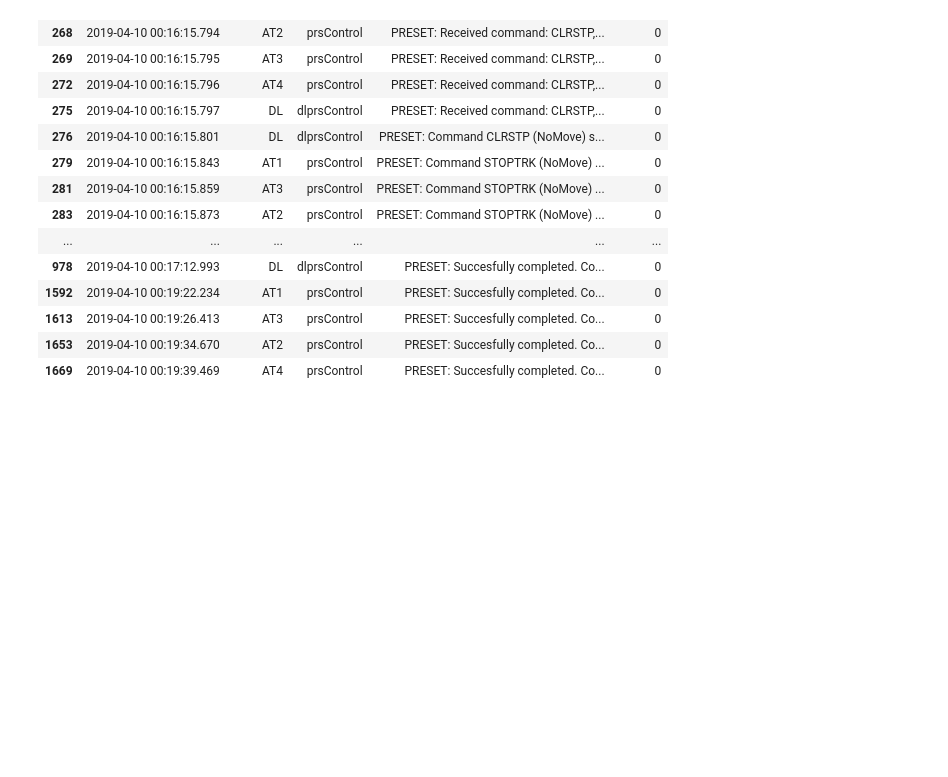
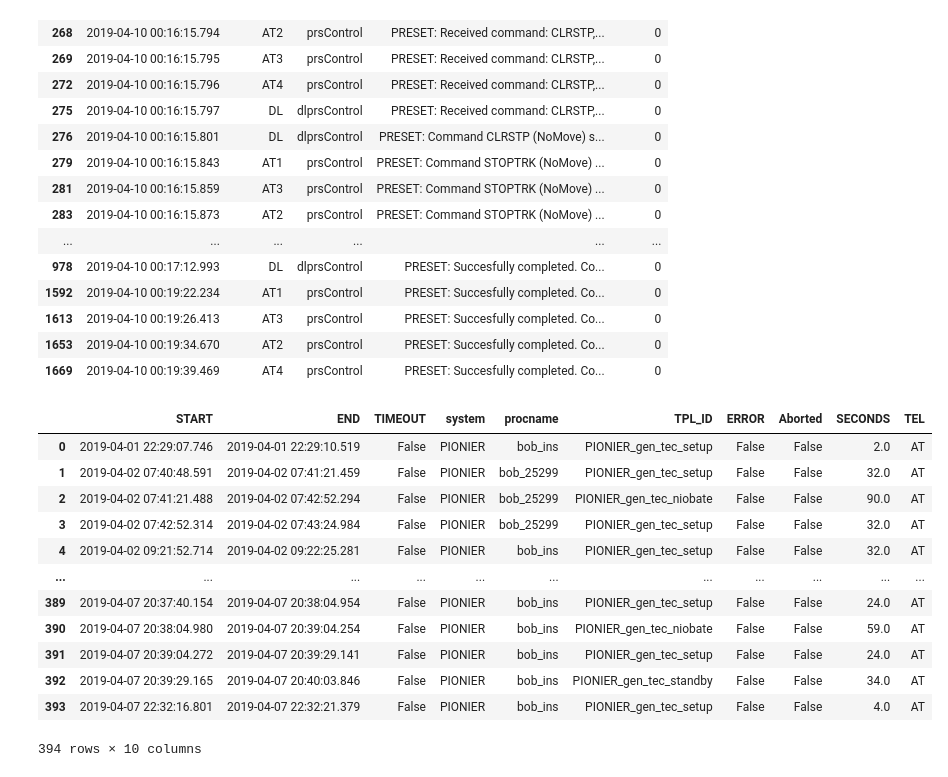
Before and after one commit to paranal-sw/collaborations-UFRO-2024-2s, a Jupyter notebook: 1-command-visualization/task_description.ipynb, the cells around one changed output. Cells and saved outputs as stored; diff of their text form; code cells hidden in the pictures; blank space fills up the shorter version.

```diff
--- a/1-command-visualization/task_description.ipynb
+++ b/1-command-visualization/task_description.ipynb
@@ -206,3 +221,24 @@ with pd.option_context('display.max_colwidth', None):
 | 1613 | 2019-04-10 00:19:26.413 | AT3 | prsControl | PRESET: Succesfully completed. Co... | 0 |
 | 1653 | 2019-04-10 00:19:34.670 | AT2 | prsControl | PRESET: Succesfully completed. Co... | 0 |
 | 1669 | 2019-04-10 00:19:39.469 | AT4 | prsControl | PRESET: Succesfully completed. Co... | 0 |
+# %%
+import pandas as pd
+# the location of the files data
+file_path = 'D:/Ufro/11 nivel/Lab modelacion 2/Trabajo_paramal/collaborations-UFRO-2024-2s/data/PIONIER-1w-meta.parket'
+# read the dataframe from the parquet file
+df = pd.read_parquet(file_path)
+df
+# %% [output]
+|  | START | END | TIMEOUT | system | procname | TPL_ID | ERROR | Aborted | SECONDS | TEL |
+| 0 | 2019-04-01 22:29:07.746 | 2019-04-01 22:29:10.519 | False | PIONIER | bob_ins | PIONIER_gen_tec_setup | False | False | 2.0 | AT |
+| 1 | 2019-04-02 07:40:48.591 | 2019-04-02 07:41:21.459 | False | PIONIER | bob_25299 | PIONIER_gen_tec_setup | False | False | 32.0 | AT |
+| 2 | 2019-04-02 07:41:21.488 | 2019-04-02 07:42:52.294 | False | PIONIER | bob_25299 | PIONIER_gen_tec_niobate | False | False | 90.0 | AT |
+| 3 | 2019-04-02 07:42:52.314 | 2019-04-02 07:43:24.984 | False | PIONIER | bob_25299 | PIONIER_gen_tec_setup | False | False | 32.0 | AT |
+| 4 | 2019-04-02 09:21:52.714 | 2019-04-02 09:22:25.281 | False | PIONIER | bob_ins | PIONIER_gen_tec_setup | False | False | 32.0 | AT |
+| ... | ... | ... | ... | ... | ... | ... | ... | ... | ... | ... |
+| 389 | 2019-04-07 20:37:40.154 | 2019-04-07 20:38:04.954 | False | PIONIER | bob_ins | PIONIER_gen_tec_setup | False | False | 24.0 | AT |
+| 390 | 2019-04-07 20:38:04.980 | 2019-04-07 20:39:04.254 | False | PIONIER | bob_ins | PIONIER_gen_tec_niobate | False | False | 59.0 | AT |
+| 391 | 2019-04-07 20:39:04.272 | 2019-04-07 20:39:29.141 | False | PIONIER | bob_ins | PIONIER_gen_tec_setup | False | False | 24.0 | AT |
+| 392 | 2019-04-07 20:39:29.165 | 2019-04-07 20:40:03.846 | False | PIONIER | bob_ins | PIONIER_gen_tec_standby | False | False | 34.0 | AT |
+| 393 | 2019-04-07 22:32:16.801 | 2019-04-07 22:32:21.379 | False | PIONIER | bob_ins | PIONIER_gen_tec_setup | False | False | 4.0 | AT |
+394 rows × 10 columns
```
Also changed, not shown: parts of 5 cells of this notebook, 3 other files.
